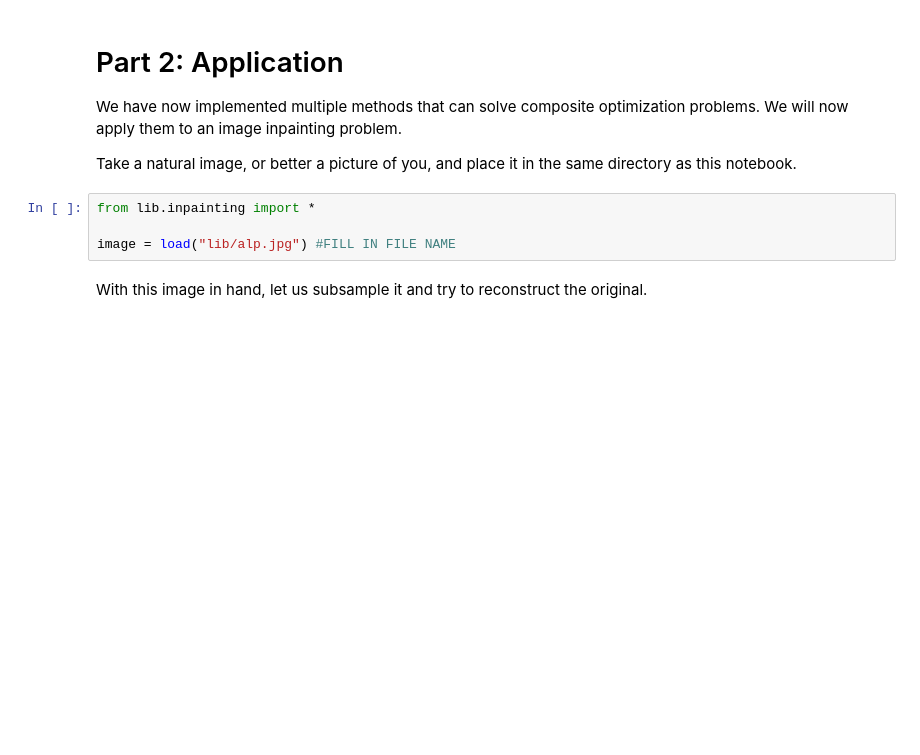
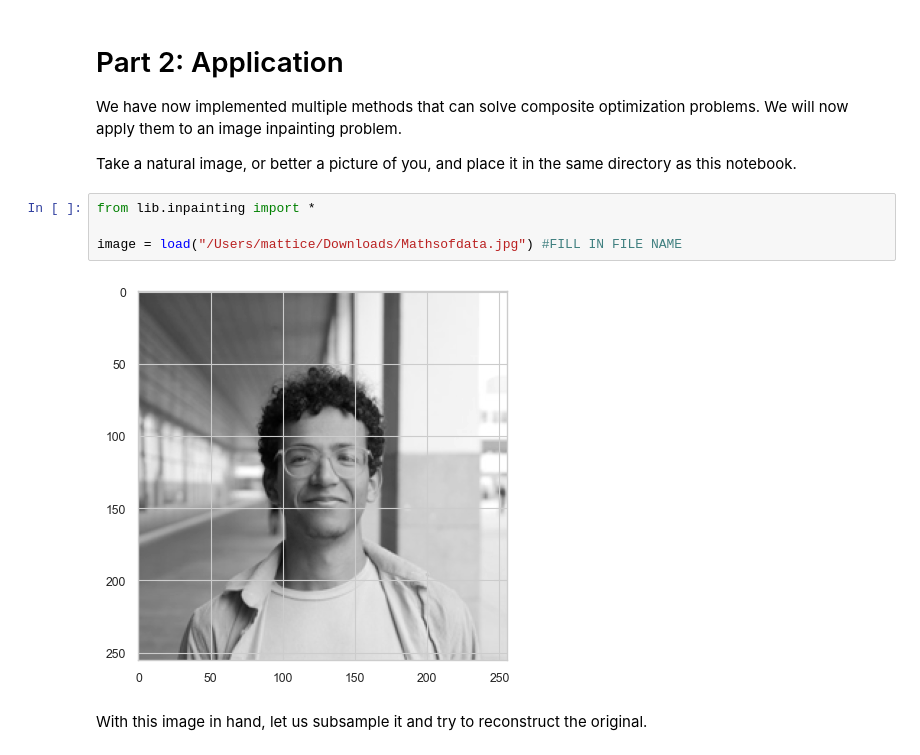
Before and after one commit to Mathis-Krs/Assignement1Maths, a Jupyter notebook: Part 4 - Proximal methods.ipynb, the cells around one changed output. Drawn from its saved outputs; the diff is of its cells as text; blank space fills up the shorter version.

```diff
--- a/Part 4 - Proximal methods.ipynb
+++ b/Part 4 - Proximal methods.ipynb
@@ -285,7 +285,9 @@ Take a natural image, or better a picture of you, and place it in the same direc
 # %%
 from lib.inpainting import *
 
-image = load("lib/alp.jpg") #FILL IN FILE NAME
+image = load("/Users/mattice/Downloads/Mathsofdata.jpg") #FILL IN FILE NAME
+# %% [output]
+[figure, added]
 # %% [markdown]
 With this image in hand, let us subsample it and try to reconstruct the original.
 # %%
```
Also changed, not shown: parts of 14 cells of this notebook.
